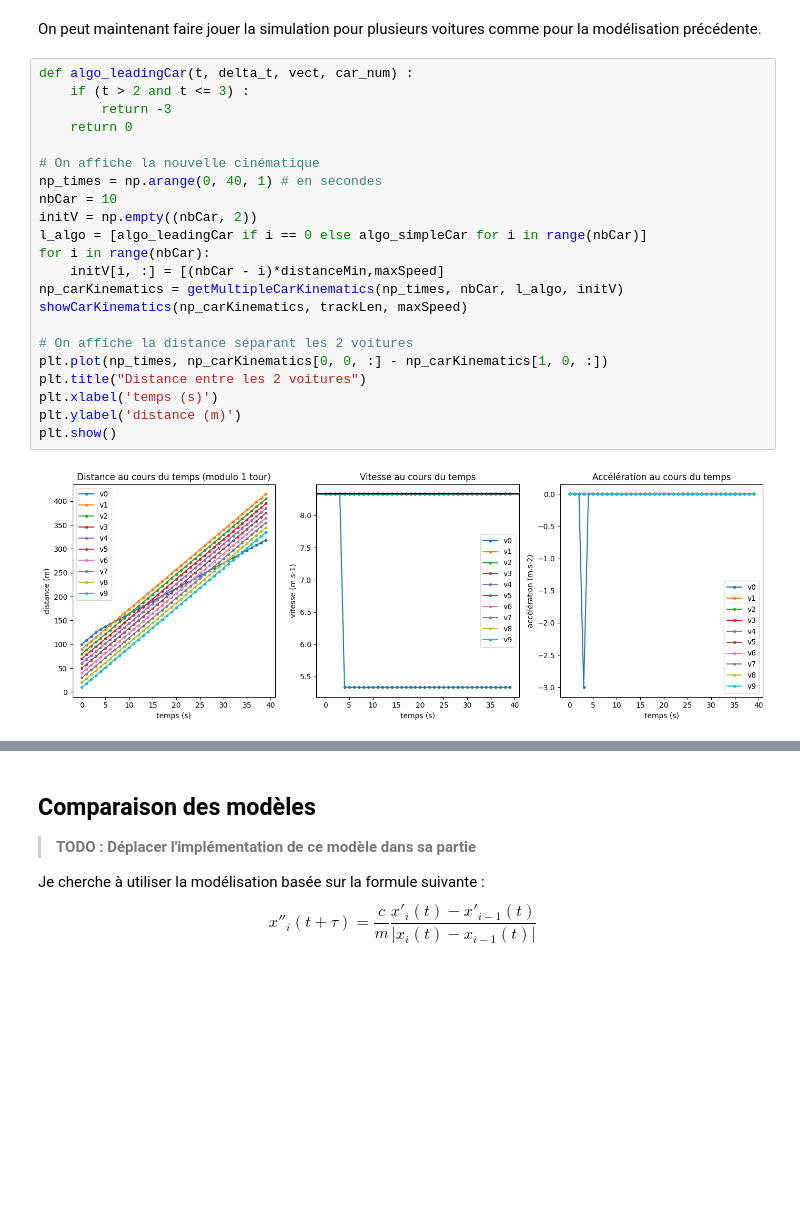
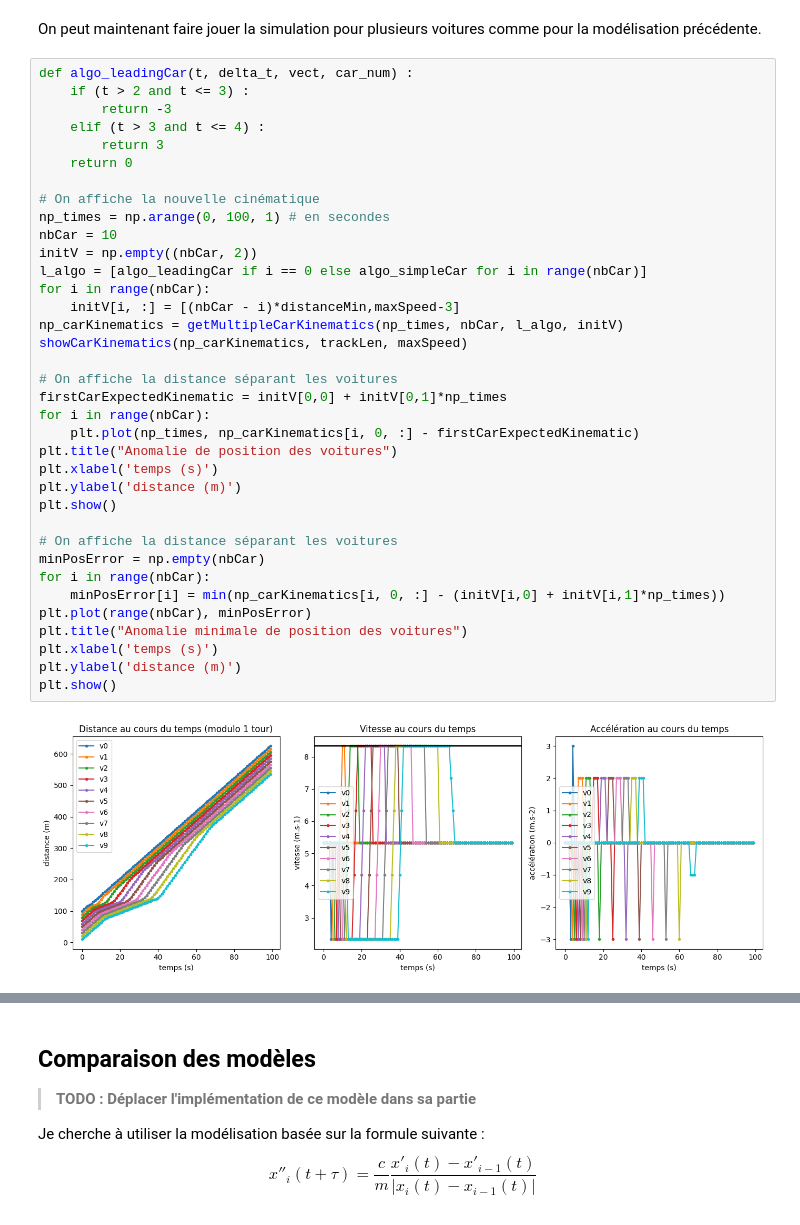
Before and after one commit to ThibautLavenant/phyMod_miniproject, a Jupyter notebook: MiniProject.ipynb, the cells around one changed output, grey strips where cells are left out. Saved outputs shown, nothing was run; the diff lists cells and outputs as text; blank space fills up the shorter version.

```diff
--- a/MiniProject.ipynb
+++ b/MiniProject.ipynb
@@ -871,24 +878,38 @@ On peut maintenant faire jouer la simulation pour plusieurs voitures comme pour
 # %%
 def algo_leadingCar(t, delta_t, vect, car_num) :
     if (t > 2 and t <= 3) :
         return -3
+    elif (t > 3 and t <= 4) :
+        return 3
     return 0
 
 # On affiche la nouvelle cinématique
-np_times = np.arange(0, 40, 1) # en secondes
+np_times = np.arange(0, 100, 1) # en secondes
 nbCar = 10
 initV = np.empty((nbCar, 2))
 l_algo = [algo_leadingCar if i == 0 else algo_simpleCar for i in range(nbCar)]
 for i in range(nbCar):
-    initV[i, :] = [(nbCar - i)*distanceMin,maxSpeed]
+    initV[i, :] = [(nbCar - i)*distanceMin,maxSpeed-3]
 np_carKinematics = getMultipleCarKinematics(np_times, nbCar, l_algo, initV)
 showCarKinematics(np_carKinematics, trackLen, maxSpeed)
 
-# On affiche la distance séparant les 2 voitures
-plt.plot(np_times, np_carKinematics[0, 0, :] - np_carKinematics[1, 0, :])
-plt.title("Distance entre les 2 voitures")
+# On affiche la distance séparant les voitures
+firstCarExpectedKinematic = initV[0,0] + initV[0,1]*np_times
+for i in range(nbCar):
+    plt.plot(np_times, np_carKinematics[i, 0, :] - firstCarExpectedKinematic)
+plt.title("Anomalie de position des voitures")
 plt.xlabel('temps (s)')
 plt.ylabel('distance (m)')
 plt.show()
+
+# On affiche la distance séparant les voitures
+minPosError = np.empty(nbCar)
+for i in range(nbCar):
+    minPosError[i] = min(np_carKinematics[i, 0, :] - (initV[i,0] + initV[i,1]*np_times))
+plt.plot(range(nbCar), minPosError)
+plt.title("Anomalie minimale de position des voitures")
+plt.xlabel('temps (s)')
+plt.ylabel('distance (m)')
+plt.show()
 # %% [output]
-[figure, old version]
+[figure, new version]
```
Also changed, not shown: parts of 5 cells of this notebook.
